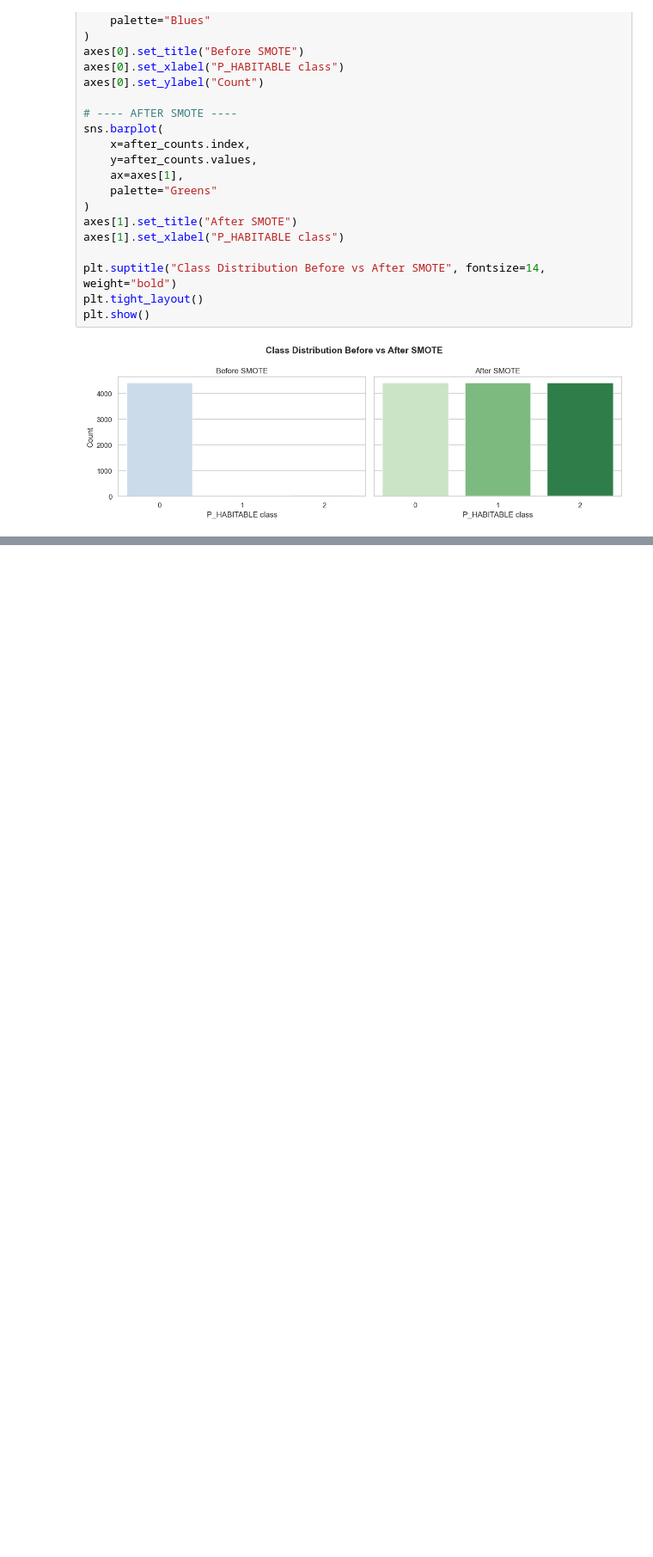
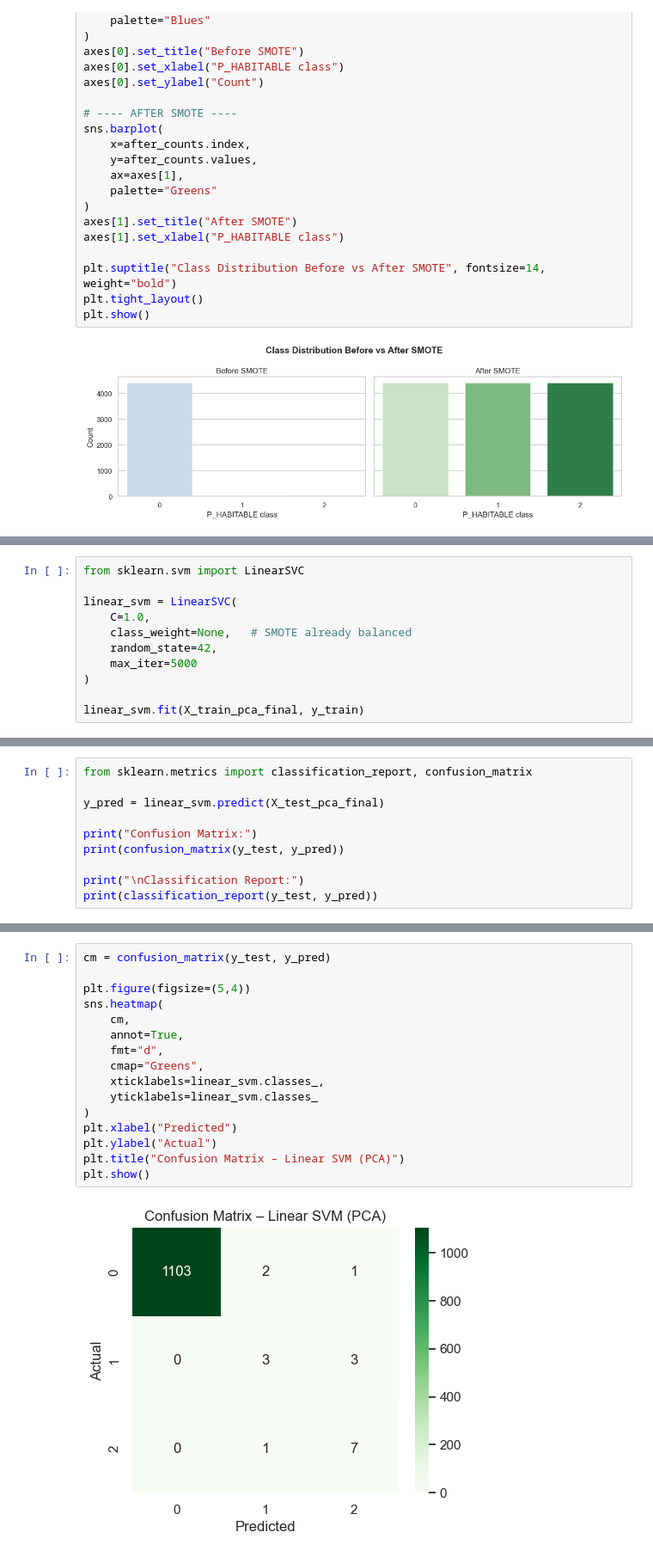
Before and after one commit to springboardmentor74280b-design/Habitability-of-Exoplanets, a Jupyter notebook: main.ipynb, the cells around one changed output, grey strips where cells are left out. Shown at 86% size. Saved outputs shown, nothing was run; the diff lists cells and outputs as text; blank space fills up the shorter version.

```diff
--- a/main.ipynb
+++ b/main.ipynb
@@ -1209,0 +1355,11 @@ plt.show()
+# %%
+from sklearn.svm import LinearSVC
+
+linear_svm = LinearSVC(
+    C=1.0,
+    class_weight=None,   # SMOTE already balanced
+    random_state=42,
+    max_iter=5000
+)
+
+linear_svm.fit(X_train_pca_final, y_train)
@@ -1209,0 +1368,10 @@ plt.show()
+# %%
+from sklearn.metrics import classification_report, confusion_matrix
+
+y_pred = linear_svm.predict(X_test_pca_final)
+
+print("Confusion Matrix:")
+print(confusion_matrix(y_test, y_pred))
+
+print("\nClassification Report:")
+print(classification_report(y_test, y_pred))
@@ -1209,0 +1394,18 @@ plt.show()
+# %%
+cm = confusion_matrix(y_test, y_pred)
+
+plt.figure(figsize=(5,4))
+sns.heatmap(
+    cm,
+    annot=True,
+    fmt="d",
+    cmap="Greens",
+    xticklabels=linear_svm.classes_,
+    yticklabels=linear_svm.classes_
+)
+plt.xlabel("Predicted")
+plt.ylabel("Actual")
+plt.title("Confusion Matrix – Linear SVM (PCA)")
+plt.show()
+# %% [output]
+[figure, added]
```
Also changed, not shown: parts of 19 cells of this notebook, 21 other files.
